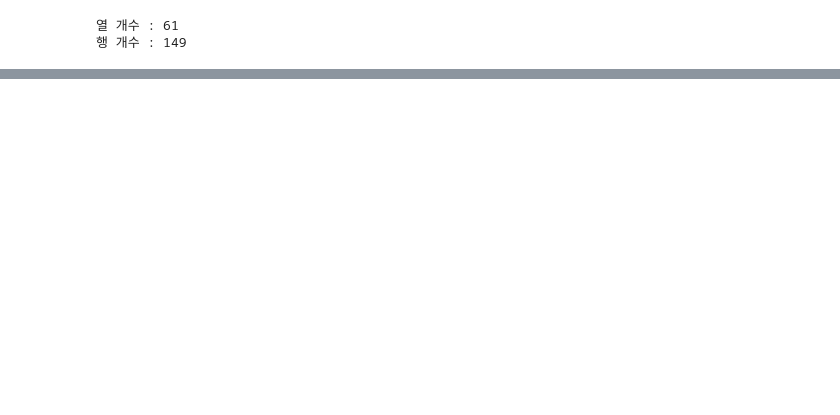
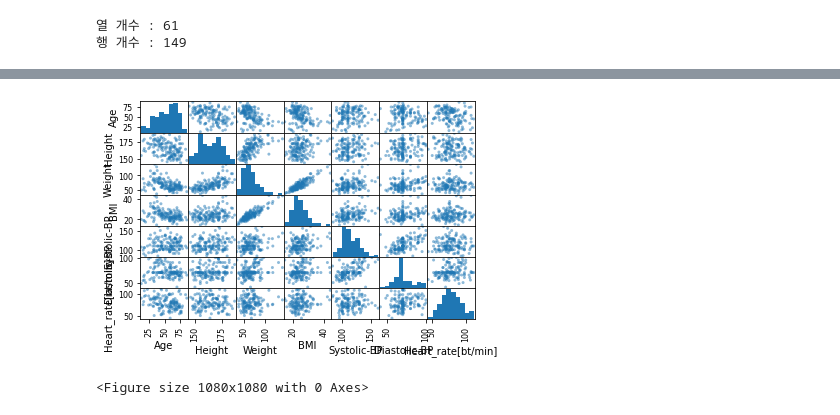
Before and after one commit to SoyoungKim-LOP/Lecture, a Jupyter notebook: week03/Statistics.ipynb, the cells around one changed output, grey strips where cells are left out. Drawn from its saved outputs; the diff is of its cells as text; code cells hidden in the pictures; blank space fills up the shorter version.

```diff
--- a/week03/Statistics.ipynb
+++ b/week03/Statistics.ipynb
@@ -36,3 +42,3 @@ Saving DCM_toydata.csv to DCM_toydata.csv
 # %%
 # data = pd.read_excel(io.BytesIO(myfile['DCM_toydata.xlsx']))
-data = pd.read_csv(io.BytesIO(myfile['DCM_toydata.csv']))
+train = pd.read_csv(io.BytesIO(myfile['DCM_training.csv']))
@@ -67,19 +232,11 @@ print("행 개수 :", len(data.index))     # 행 수
 # %%
-columns = ['일련번호', 'Unnamed:1', 'SerialNo', 'UnitNo', 'Sex', 'Age',
-       'exclusion', 'MRI-date', 'Height', 'weight', 'BSA', 'BMI',
-       'systolic-BP', 'diastolic-BP',
-       'Heart rate(beats/min)', 'Creatinine', 'eGFR(ml/min/1.73m2)',
-       'Creatinine시행일', 'Sodium', 'Sodium시행일', 'NT-proBNP(pg/mL)결과값',
-       'NT-proBNP시행일', 'Hematocrit(%)', 'Hematocrit시행일',
-       'NYHA_class(I-IV)', 'NYHA_binary', '기록작성일자',
-       'Diabetes(확진)', '진단일자', 'smoking(current/previous)',
-       'Family history of cardiomyopathy or sudden cardiac death',
-       'History of atrial fibrillation', '진단일자.1',
-       'Initial echocardiography date', 'LVEF1', 'LVEDD1',
-       'F/U echocardiography date', 'LVEF2', 'LVEDD2', 'Echo_interval',
-       'Death', 'Cause of death ', 'MI Hx', 'MI _date', 'stress ECG',
-       'stess_date', 'SPECT', 'SPECT_date', 'Heart_CT', 'HeartCT_date',
-       'CAG(coronary angiography)', 'CAG(Comment)',
-       'CAG(a. Clinical diagnosis)', 'CAG(b. Anatomical diagnosis)',
-       'CAG(Conclusions)', 'CAG_date', 'LVEF호전', 'LVEDDi감소', 'LVRR',
-       'LVEF2>45%', 'LGE%']
+# 컬럼명 정리하기
+columns = ['일련번호', 'Unnamed:1', 'SerialNo', 'UnitNo', 'Sex', 'Age', 'Exclusion', 'MRI-date', 'Height', 'Weight', 'BSA', 'BMI',
+       'Systolic-BP', 'Diastolic-BP', 'Heart_rate[bt/min]', 'Creatinine', 'eGFR[ml/min/1.73m2]', 'Creatinine시행일', 'Sodium',
+       'Sodium시행일', 'NT-proBNP[pg/mL]결과값', 'NT-proBNP시행일', 'Hematocrit(%)', 'Hematocrit시행일', 'NYHA_class(I-IV)',
+       'NYHA_binary', '기록작성일자', 'Diabetes(확진)', '진단일자', 'smoking(current/previous)', 'Cardiomyopathy/SuddenCardiacDeath(가족력유무)',
+       'History of atrial fibrillation', '진단일자', 'Initial_Echocardiography_date', 'LVEF1', 'LVEDD1', 'F/U_Echocardiography_date',
+       'LVEF2', 'LVEDD2', 'Echo_interval', 'Death', 'Cause_of_death', 'MI_Hx', 'MI_date', 'Stress_ECG', 'stess_date', 'SPECT', 'SPECT_date',
+       'Heart_CT', 'HeartCT_date', 'CAG(Coronary_angiography)', 'CAG(Comment)', 'CAG(a:Clinical_diagnosis)', 'CAG(b:Anatomical_diagnosis)',
+       'CAG(Conclusions)', 'CAG_date', 'LVEF호전', 'LVEDDi감소', 'LVRR', 'LVEF2>45%', 'LGE%']
+# print(columns)
@@ -113,0 +243,3 @@ data_main
+# %%
+train.columns = columns   # data에 보기좋게 정리한 columns명을 대입한다.
+print(train.columns)
@@ -113,0 +267,3 @@ data_main
+# %%
+train_main = train[['Sex', 'Age', 'Height', 'Weight', 'BMI', 'Systolic-BP', 'Diastolic-BP', 'Heart_rate[bt/min]']]
+train_main.head(2)
@@ -113,0 +320,9 @@ data_main
+# %%
+from pandas.plotting import scatter_matrix
+
+scatter_matrix(train_main)
+plt.figure(figsize=(15,15))
+plt.show()
+# %% [output]
+[figure, added]
+<Figure size 1080x1080 with 0 Axes>
```
Also changed, not shown: parts of 33 cells of this notebook.
